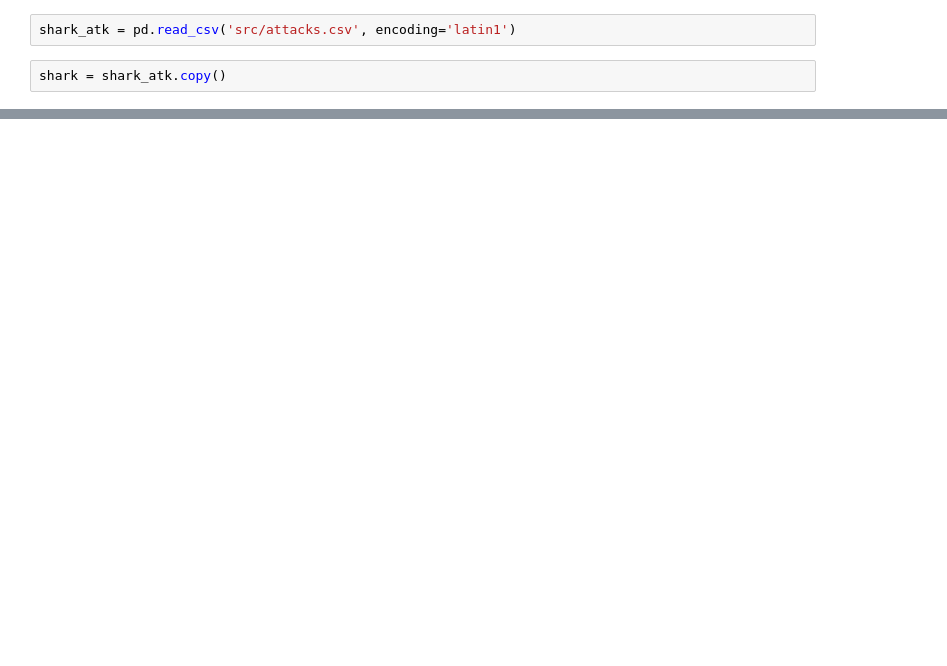
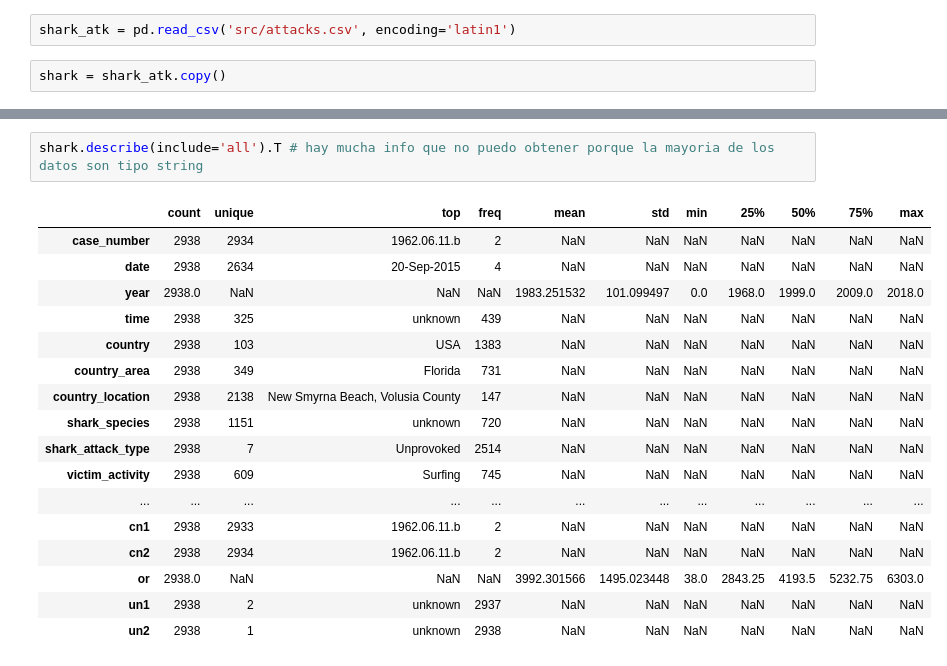
Before and after one commit to Blanca95/ataque_de_tiburones, a Jupyter notebook: main.ipynb, the cells around one changed output, grey strips where cells are left out. Drawn from its saved outputs; the diff is of its cells as text; blank space fills up the shorter version.

```diff
--- a/main.ipynb
+++ b/main.ipynb
@@ -33 +344,21 @@ shark.head()
+# %%
+shark.describe(include='all').T # hay mucha info que no puedo obtener porque la mayoria de los datos son tipo string
+# %% [output]
+|  | count | unique | top | freq | mean | std | min | 25% | 50% | 75% | max |
+| case_number | 2938 | 2934 | 1962.06.11.b | 2 | NaN | NaN | NaN | NaN | NaN | NaN | NaN |
+| date | 2938 | 2634 | 20-Sep-2015 | 4 | NaN | NaN | NaN | NaN | NaN | NaN | NaN |
+| year | 2938.0 | NaN | NaN | NaN | 1983.251532 | 101.099497 | 0.0 | 1968.0 | 1999.0 | 2009.0 | 2018.0 |
+| time | 2938 | 325 | unknown | 439 | NaN | NaN | NaN | NaN | NaN | NaN | NaN |
+| country | 2938 | 103 | USA | 1383 | NaN | NaN | NaN | NaN | NaN | NaN | NaN |
+| country_area | 2938 | 349 | Florida | 731 | NaN | NaN | NaN | NaN | NaN | NaN | NaN |
+| country_location | 2938 | 2138 | New Smyrna Beach, Volusia County | 147 | NaN | NaN | NaN | NaN | NaN | NaN | NaN |
+| shark_species | 2938 | 1151 | unknown | 720 | NaN | NaN | NaN | NaN | NaN | NaN | NaN |
+| shark_attack_type | 2938 | 7 | Unprovoked | 2514 | NaN | NaN | NaN | NaN | NaN | NaN | NaN |
+| victim_activity | 2938 | 609 | Surfing | 745 | NaN | NaN | NaN | NaN | NaN | NaN | NaN |
+| ... | ... | ... | ... | ... | ... | ... | ... | ... | ... | ... | ... |
+| cn1 | 2938 | 2933 | 1962.06.11.b | 2 | NaN | NaN | NaN | NaN | NaN | NaN | NaN |
+| cn2 | 2938 | 2934 | 1962.06.11.b | 2 | NaN | NaN | NaN | NaN | NaN | NaN | NaN |
+| or | 2938.0 | NaN | NaN | NaN | 3992.301566 | 1495.023448 | 38.0 | 2843.25 | 4193.5 | 5232.75 | 6303.0 |
+| un1 | 2938 | 2 | unknown | 2937 | NaN | NaN | NaN | NaN | NaN | NaN | NaN |
+| un2 | 2938 | 1 | unknown | 2938 | NaN | NaN | NaN | NaN | NaN | NaN | NaN |
 # %%
```
Also changed, not shown: parts of 43 cells of this notebook, 1 other file.
